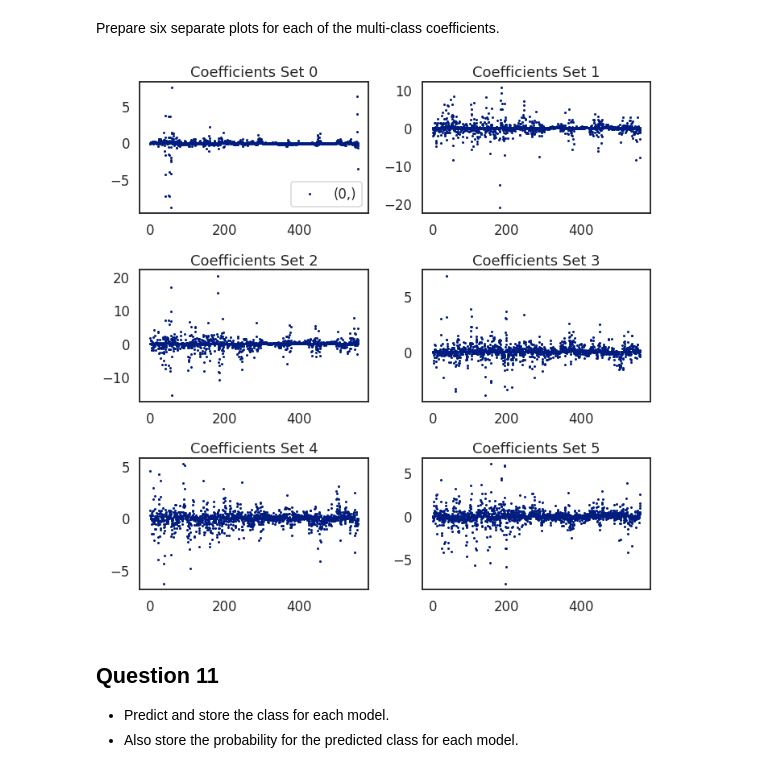
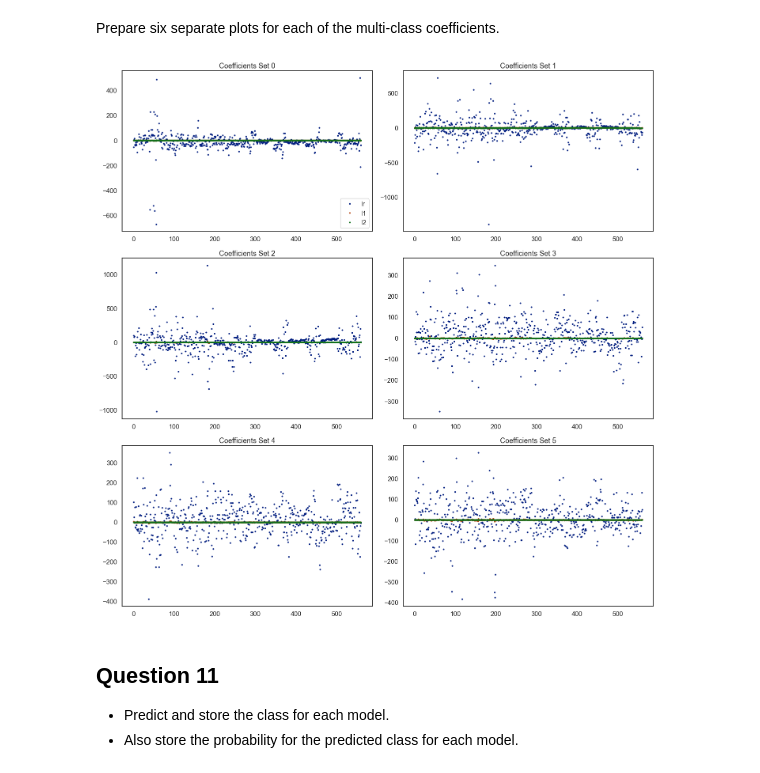
Before and after one commit to neiva098/inteligencia-computacional, a Jupyter notebook: regressao-logistica-v2/Regressao_Logistica_V2_ava.ipynb, the cells around one changed output. Cells and saved outputs as stored; diff of their text form; code cells hidden in the pictures.

```diff
--- a/regressao-logistica-v2/Regressao_Logistica_V2_ava.ipynb
+++ b/regressao-logistica-v2/Regressao_Logistica_V2_ava.ipynb
@@ -219,4 +219,4 @@ lr_l1 = LogisticRegressionCV(Cs=10, cv=4, penalty='l1', solver='liblinear').fit(
 #Try with different solvers like ‘newton-cg’, ‘lbfgs’, ‘sag’, ‘saga’ and give your observations
 # %%
 # L2 regularized logistic regression
-lr_l2 = LogisticRegressionCV(Cs=10, cv=4, penalty='l2').fit(X_train, y_train)
+lr_l2 = LogisticRegressionCV(Cs=10, cv=4, penalty='l2', max_iter=10000).fit(X_train, y_train)
@@ -482,17 +446,18 @@ Please also refer to the documentation for alternative solver options:
 
 Compare the magnitudes of the coefficients for each of the models. If one-vs-rest fitting was used, each set of coefficients can be plotted separately.
 # %%
-# Combine all the coefficients into a dataframe for comparison
 coefficients = list()
 
-models = [my_lr, my_lr_l1, my_lr_l2]
+labels = ['lr', 'l1', 'l2']
+models = [lr, lr_l1, lr_l2]
 
-for mod in models:
+for lab,mod in zip(labels, models):
     coeffs = mod.coef_
-    coeff_label = pd.MultiIndex(levels=[[0,1,2,3,4,5]], codes=[[0,1,2,3,4,5]])
-
+    coeff_label = pd.MultiIndex(levels=[[lab], [0,1,2,3,4,5]],
+                                 codes=[[0,0,0,0,0,0], [0,1,2,3,4,5]])
     coefficients.append(pd.DataFrame(coeffs.T, columns=coeff_label))
 
-coefficients = pd.concat(coefficients)
-coefficients
+coefficients = pd.concat(coefficients, axis=1)
+
+coefficients.sample(10)
 # %% [output]
@@ -514,24 +478,24 @@ Prepare six separate plots for each of the multi-class coefficients.
 # %%
 # try the plots
 fig, axList = plt.subplots(nrows=3, ncols=2)
 axList = axList.flatten()
-fig.set_size_inches(10,10)
+fig.set_size_inches(20,20)
 
 for ax in enumerate(axList):
     loc = ax[0]
     ax = ax[1]
 
-    data_aux = coefficients.xs(loc, level=0, axis=1)
+    data_aux = coefficients.xs(loc, level=1, axis=1)
     data_aux.plot(marker='o', ls='', ms=3.0, ax=ax, legend=False)
 
     if ax is axList[0]:
         ax.legend(loc=4)
 
     ax.set(title='Coefficients Set '+ str(loc))
 
 plt.tight_layout()
 # %% [output]
-[figure, old version]
+[figure, new version]
 # %% [markdown]
 ## Question 11
 
```
Also changed, not shown: parts of 20 cells of this notebook, 1 other file.
